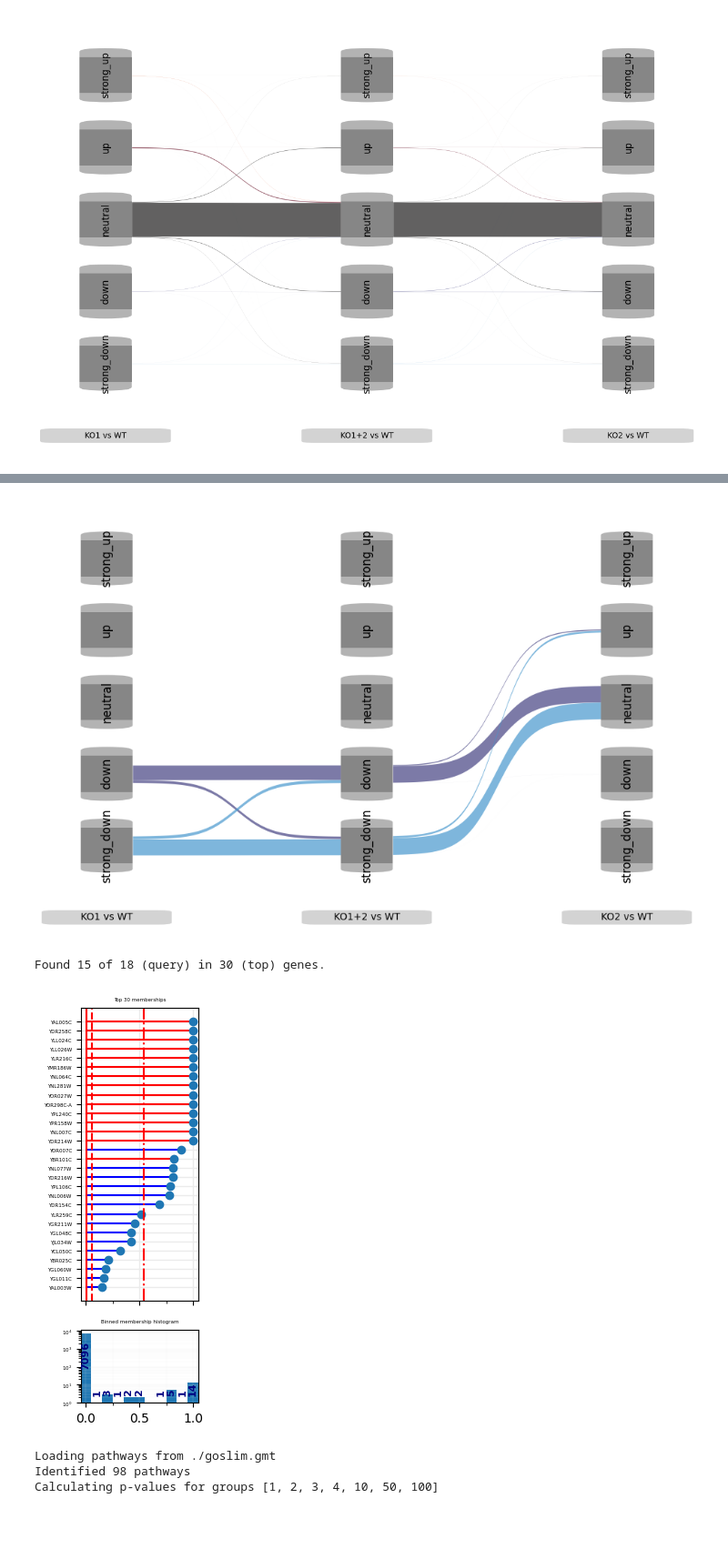
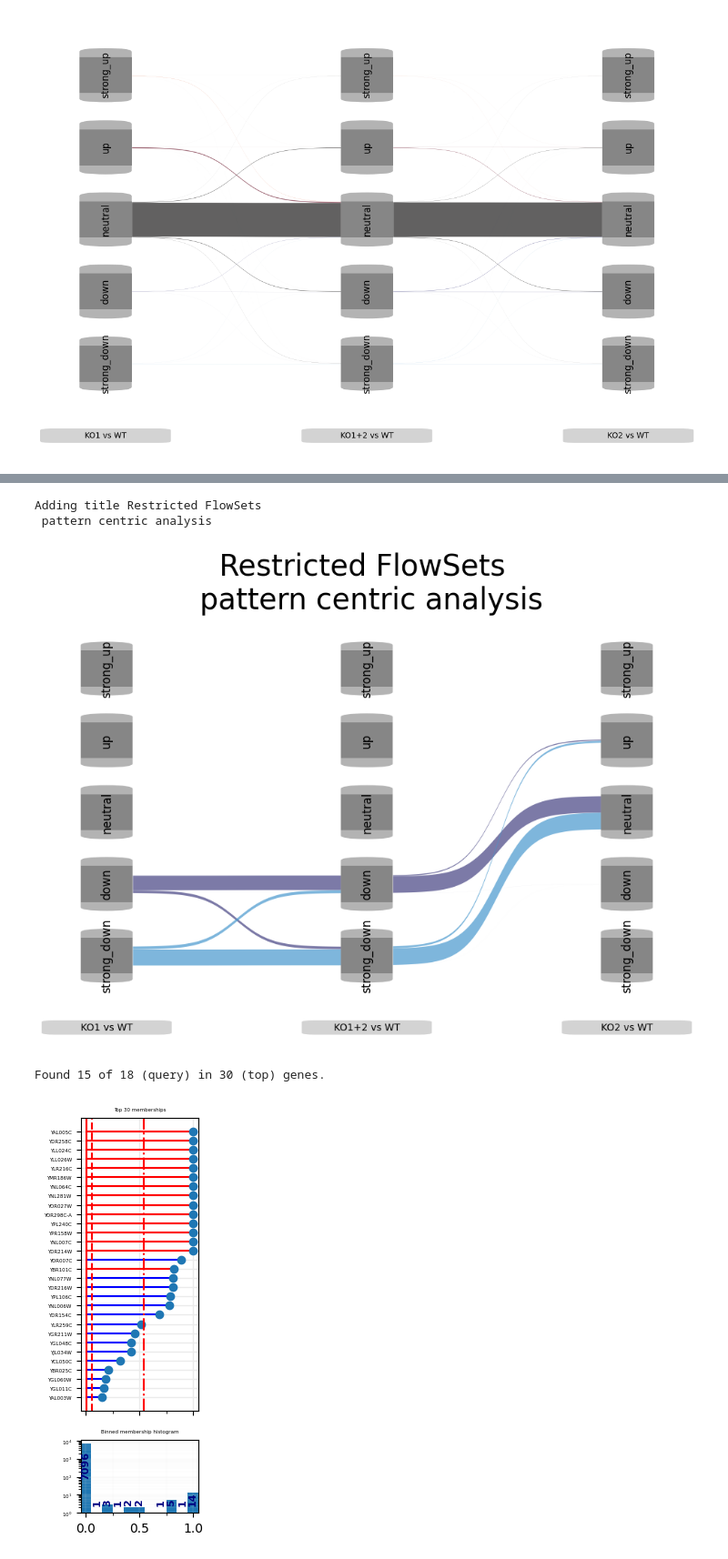
Before and after one commit to mjoppich/FlowSets, a Jupyter notebook: small_example/Flowsets_example.ipynb, the cells around one changed output, grey strips where cells are left out. Shown: that part at 91% size. Cells and saved outputs as stored; diff of their text form; code cells hidden in the pictures; blank space fills up the shorter version.

```diff
--- a/small_example/Flowsets_example.ipynb
+++ b/small_example/Flowsets_example.ipynb
@@ -73,20 +78,19 @@ Adding title Solis et al. 2016 - KO1 dependent genes
 # %%
 # Find genes with specific flow patterns and visualize flow + memberships
 
 relFlow=fa.flow_finder(["?","?"],minLevels=[None,None,"down"],maxLevels=["down","down","up"],verbose=False)
-fa.plot_flows(use_edges=relFlow,outfile="./plots/pattern_flow")
+fa.plot_flows(use_edges=relFlow,title="Restricted FlowSets \n pattern centric analysis",outfile="./plots/pattern_flow")
 fa.plot_flow_memberships(use_edges=relFlow,color_genes=solis_genes,outfile="./plots/pattern_memberships")
 
 # Perform pathway analysis using GOslim and additional gene sets
 pw_file="./goslim.gmt"
 pwScores = fa.analyse_pathways(use_edges=relFlow,genesets_file=pw_file,additional_genesets=[("solis annotated genes", solis_genes)])
 pwScores_signif=pwScores.sort_values("pw_coverage_pval", ascending=True).head(20)
 display(pwScores_signif)
 fa.plotORAresult(pwScores_signif, "GOslim", numResults=10, figsize=(6,6), outfile="./plots/goslim_pathway_analysis")
 # %% [output]
+Adding title Restricted FlowSets
+ pattern centric analysis
-[figure, old version]
+[figure, new version]
-Found 15 of 18 (query) in 30 (top) genes.
+Found 15 of 18 (query) in 30 (top) genes.
 [figure]
-Loading pathways from ./goslim.gmt
-Identified 98 pathways
-Calculating p-values for groups [1, 2, 3, 4, 10, 50, 100]
```
Also changed, not shown: parts of 4 cells of this notebook, 7 other files.
